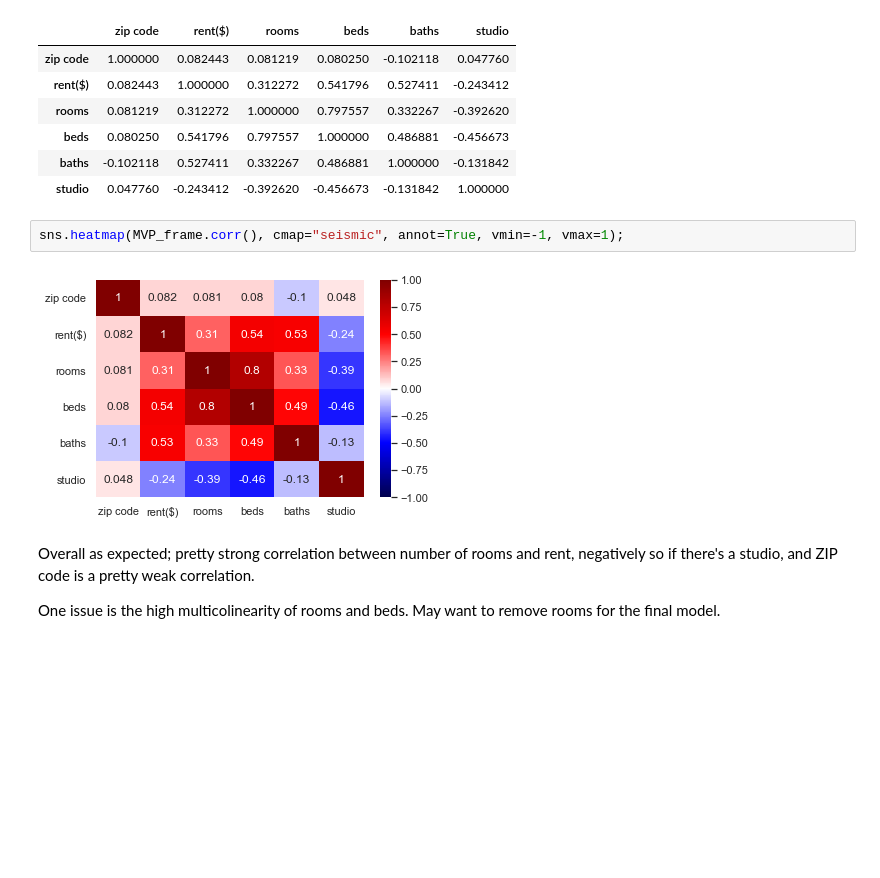
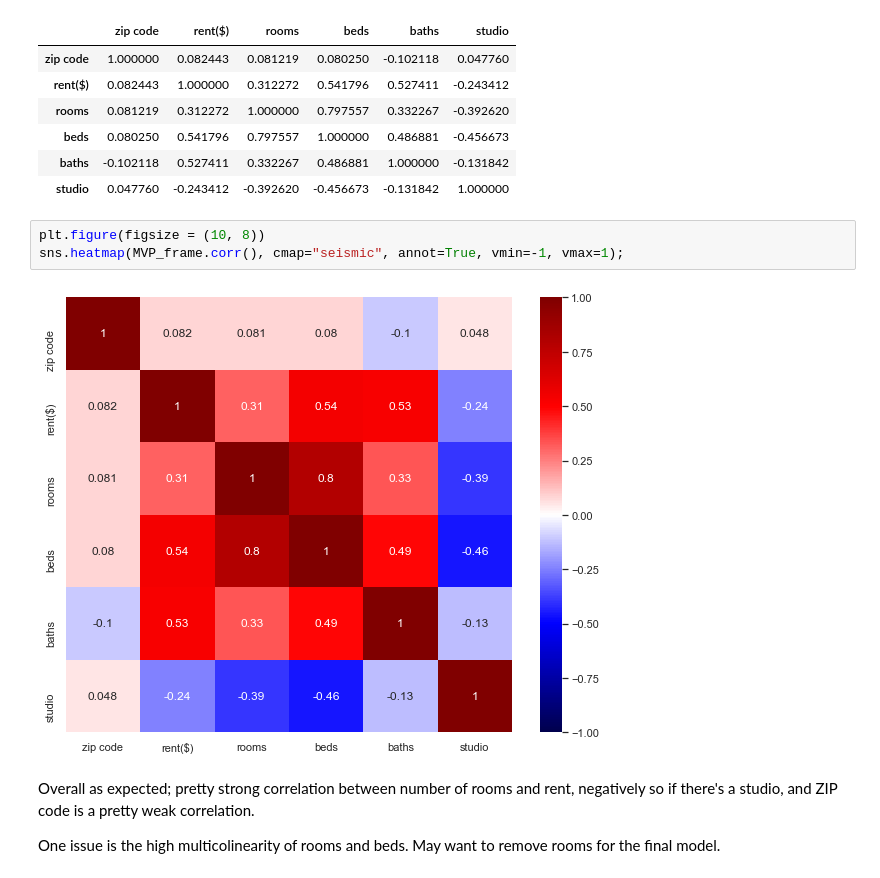
Before and after one commit to nickdellaquilo/Apartment-Regression, a Jupyter notebook: MVP Regression.ipynb, the cells around one changed output. Drawn from its saved outputs; the diff is of its cells as text; blank space fills up the shorter version.

```diff
--- a/MVP Regression.ipynb
+++ b/MVP Regression.ipynb
@@ -74,9 +76,10 @@ MVP_frame.corr()
 | baths | -0.102118 | 0.527411 | 0.332267 | 0.486881 | 1.000000 | -0.131842 |
 | studio | 0.047760 | -0.243412 | -0.392620 | -0.456673 | -0.131842 | 1.000000 |
 # %%
+plt.figure(figsize = (10, 8))
 sns.heatmap(MVP_frame.corr(), cmap="seismic", annot=True, vmin=-1, vmax=1);
 # %% [output]
-[figure, old version]
+[figure, new version]
 # %% [markdown]
 Overall as expected; pretty strong correlation between number of rooms and rent, negatively so if there's a studio, and ZIP code is a pretty weak correlation.
 
```
Also changed, not shown: parts of 9 cells of this notebook, 2 other files.
